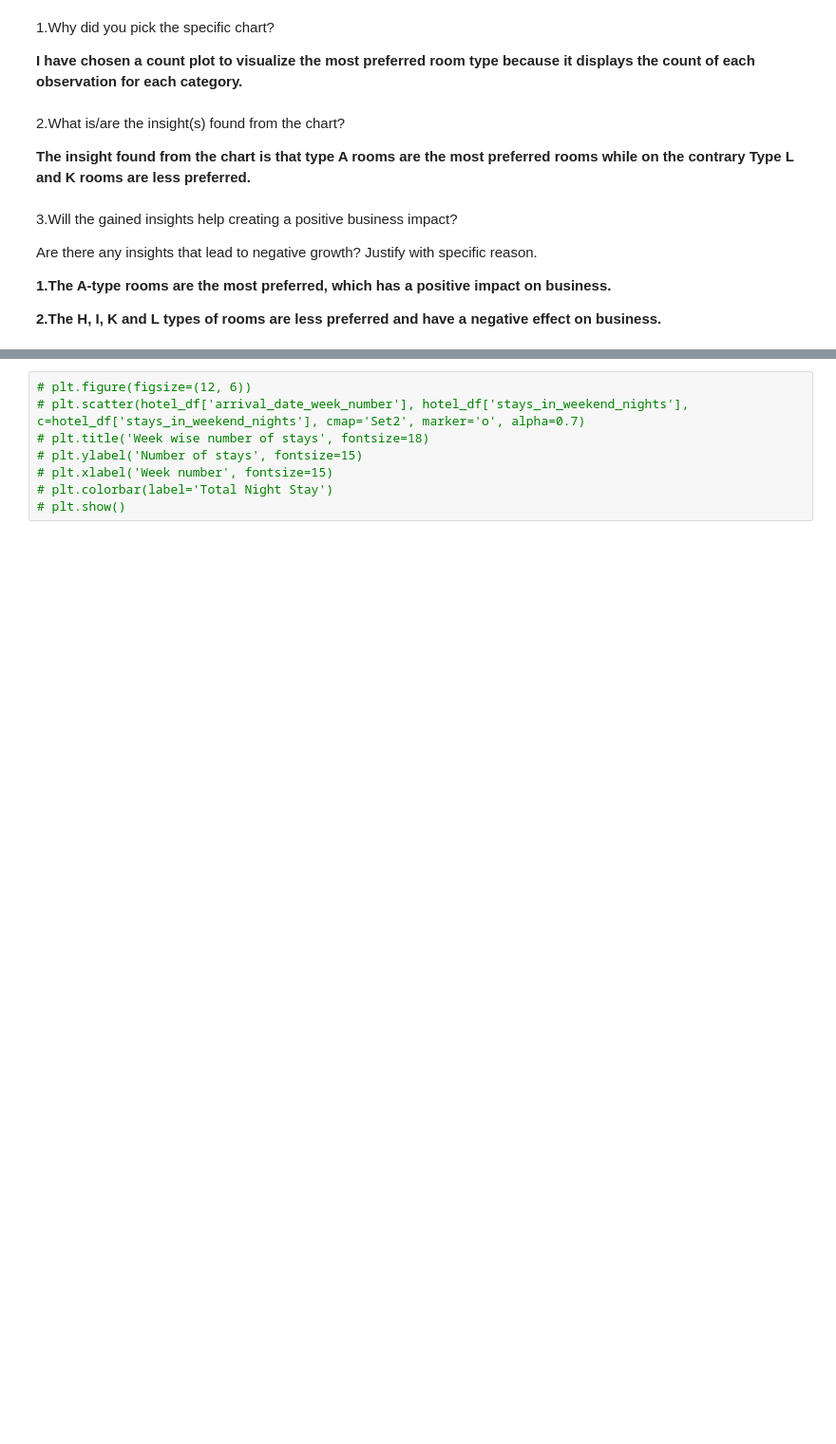
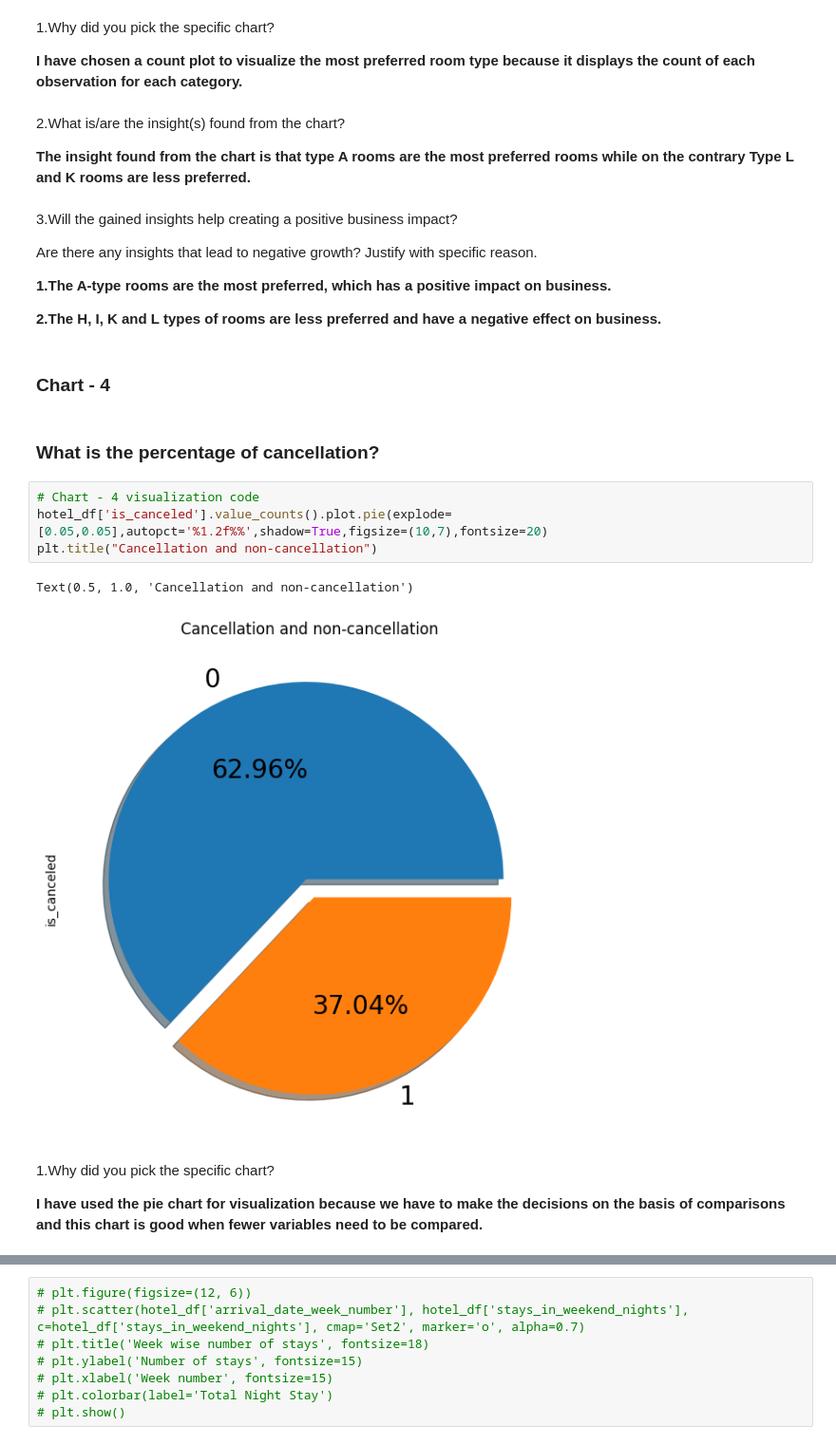
Before and after one commit to Shreya-1003/CapStone-Projects-Module_2, a Jupyter notebook: EDA_Hotel_Booking_Analysis.ipynb, the cells around one changed output, grey strips where cells are left out. Shown: that part at 95% size. Saved outputs shown, nothing was run; the diff lists cells and outputs as text; blank space fills up the shorter version.

```diff
--- a/EDA_Hotel_Booking_Analysis.ipynb
+++ b/EDA_Hotel_Booking_Analysis.ipynb
@@ -592,3 +592,18 @@ Are there any insights that lead to negative growth? Justify with specific reaso
 **1.The A-type rooms are the most preferred, which has a positive impact on business.**
 
 **2.The H, I, K and L types of rooms are less preferred and have a negative effect on business.**
+# %% [markdown]
+### Chart - 4
+# %% [markdown]
+### **What is the percentage of cancellation?**
+# %%
+# Chart - 4 visualization code
+hotel_df['is_canceled'].value_counts().plot.pie(explode=[0.05,0.05],autopct='%1.2f%%',shadow=True,figsize=(10,7),fontsize=20)
+plt.title("Cancellation and non-cancellation")
+# %% [output]
+Text(0.5, 1.0, 'Cancellation and non-cancellation')
+[figure, added]
+# %% [markdown]
+1.Why did you pick the specific chart?
+
+**I have used the pie chart for visualization because we have to make the decisions on the basis of comparisons and this chart is good when fewer variables need to be compared.**
```
Also changed, not shown: parts of 20 cells of this notebook.
